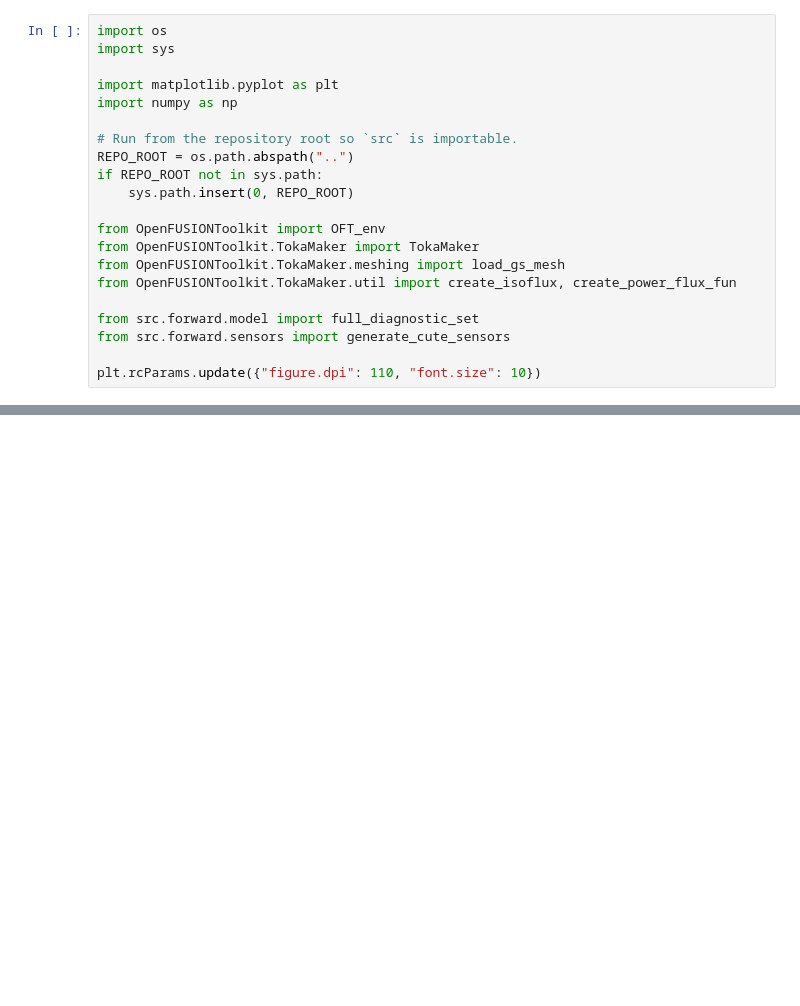
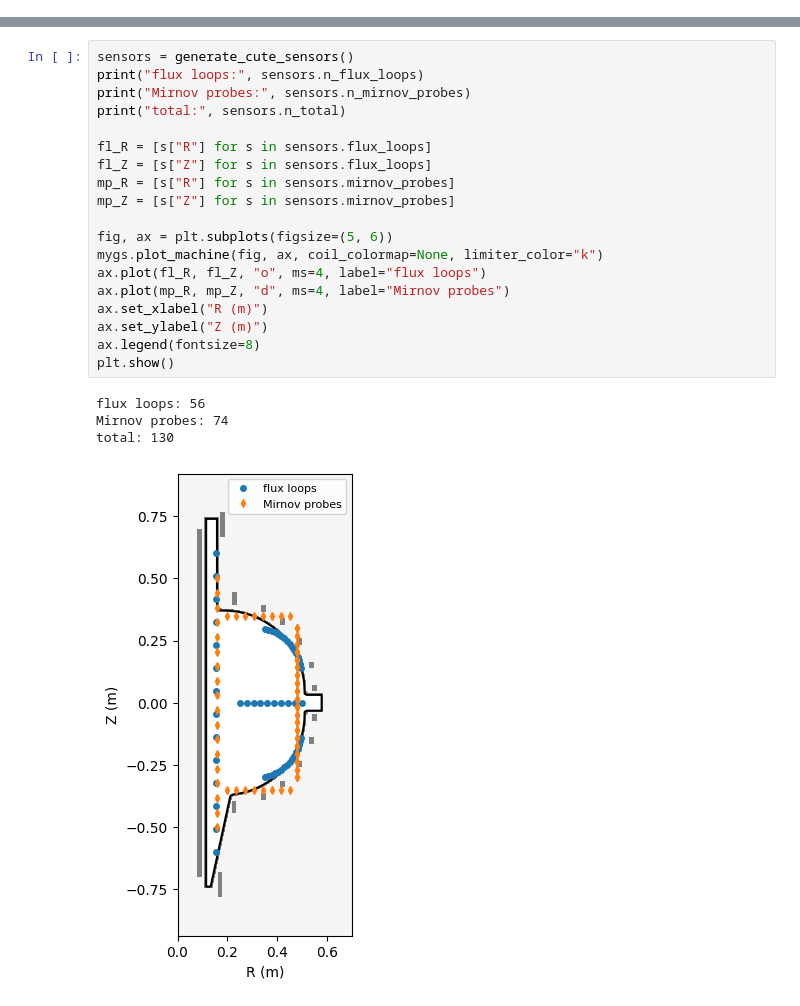
Before and after one commit to GitLostintheSauce/CUTE_TEST_Fusion, a Jupyter notebook: notebooks/01_synthetic_diagnostics.ipynb, the cells around one changed output, grey strips where cells are left out. Cells and saved outputs as stored; diff of their text form; blank space fills up the shorter version.

```diff
--- a/notebooks/01_synthetic_diagnostics.ipynb
+++ b/notebooks/01_synthetic_diagnostics.ipynb
@@ -41,21 +0,0 @@ exists.
-# %%
-import os
-import sys
-
-import matplotlib.pyplot as plt
-import numpy as np
-
-# Run from the repository root so `src` is importable.
-REPO_ROOT = os.path.abspath("..")
-if REPO_ROOT not in sys.path:
-    sys.path.insert(0, REPO_ROOT)
-
-from OpenFUSIONToolkit import OFT_env
-from OpenFUSIONToolkit.TokaMaker import TokaMaker
-from OpenFUSIONToolkit.TokaMaker.meshing import load_gs_mesh
-from OpenFUSIONToolkit.TokaMaker.util import create_isoflux, create_power_flux_fun
-
-from src.forward.model import full_diagnostic_set
-from src.forward.sensors import generate_cute_sensors
-
-plt.rcParams.update({"figure.dpi": 110, "font.size": 10})
@@ -389,0 +131,24 @@ under its error and quietly miscalibrates any uncertainty estimate built on top.
+# %%
+sensors = generate_cute_sensors()
+print("flux loops:", sensors.n_flux_loops)
+print("Mirnov probes:", sensors.n_mirnov_probes)
+print("total:", sensors.n_total)
+
+fl_R = [s["R"] for s in sensors.flux_loops]
+fl_Z = [s["Z"] for s in sensors.flux_loops]
+mp_R = [s["R"] for s in sensors.mirnov_probes]
+mp_Z = [s["Z"] for s in sensors.mirnov_probes]
+
+fig, ax = plt.subplots(figsize=(5, 6))
+mygs.plot_machine(fig, ax, coil_colormap=None, limiter_color="k")
+ax.plot(fl_R, fl_Z, "o", ms=4, label="flux loops")
+ax.plot(mp_R, mp_Z, "d", ms=4, label="Mirnov probes")
+ax.set_xlabel("R (m)")
+ax.set_ylabel("Z (m)")
+ax.legend(fontsize=8)
+plt.show()
+# %% [output]
+flux loops: 56
+Mirnov probes: 74
+total: 130
+[figure, added]
```
Also changed, not shown: parts of 39 cells of this notebook.
